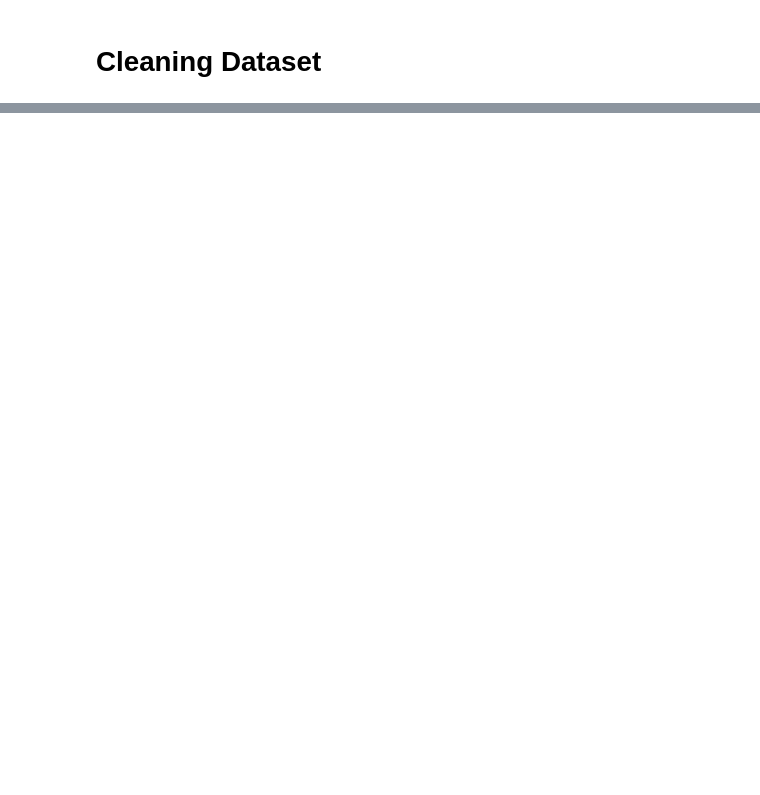
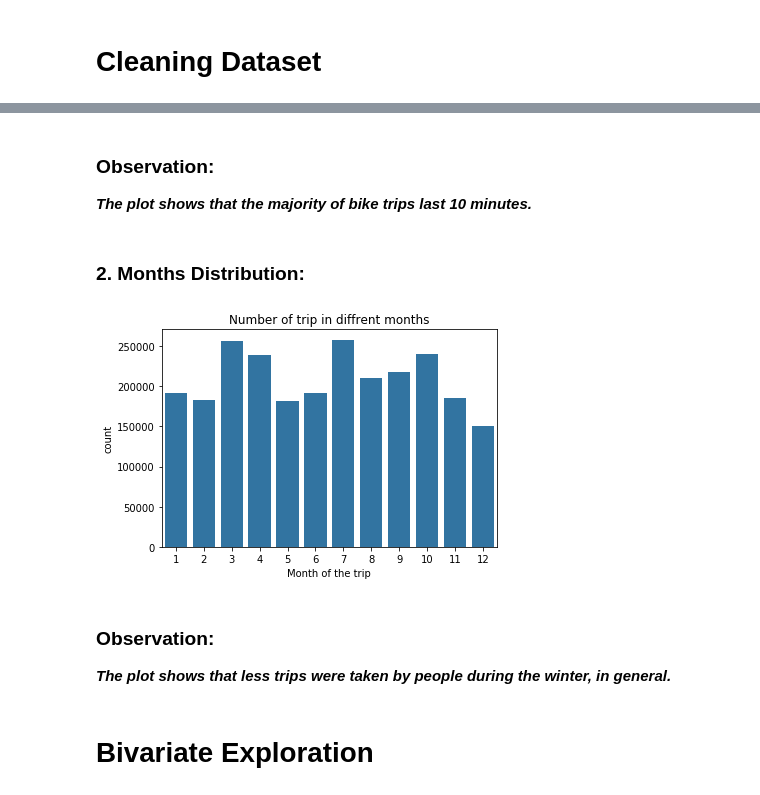
Before and after one commit to khatirinejad/Udacity-Data-Visualization, a Jupyter notebook: Udacity_Data_Visualization.ipynb, the cells around one changed output, grey strips where cells are left out. Cells and saved outputs as stored; diff of their text form; code cells hidden in the pictures; blank space fills up the shorter version.

```diff
--- a/Udacity_Data_Visualization.ipynb
+++ b/Udacity_Data_Visualization.ipynb
@@ -159,3 +284,19 @@ df_bike_clean = bike_data.copy()
+# %% [markdown]
+### Observation:
+***The plot shows that the majority of bike trips last 10 minutes.***
+# %% [markdown]
+### 2. Months Distribution:
+# %%
+sb.countplot(data=df_bike_clean, x='month', color=sb.color_palette()[0]);
+plt.xlabel('Month of the trip')
+plt.title('Number of trip in diffrent months');
+# %% [output]
+[figure, added]
+# %% [markdown]
+### Observation:
+***The plot shows that less trips were taken by people during the winter, in general.***
+# %% [markdown]
+# Bivariate Exploration
 # %%
 df_bike_clean.info()
 # %% [output]
```
Also changed, not shown: parts of 43 cells of this notebook.
